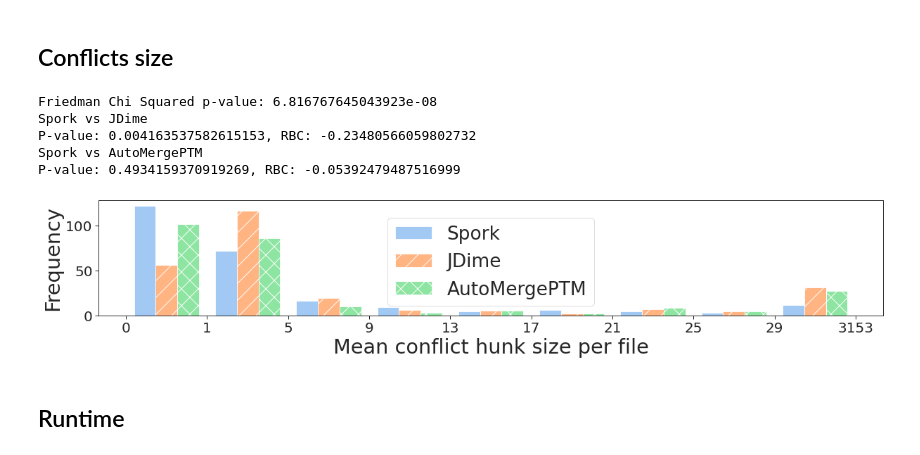
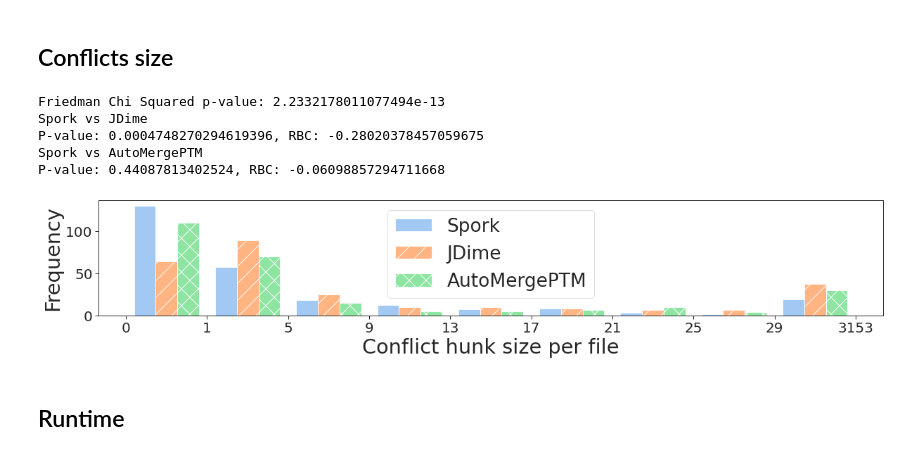
Before and after one commit to slarse/spork-experiments, a Jupyter notebook: analysis.ipynb, the cells around one changed output. Drawn from its saved outputs; the diff is of its cells as text; code cells hidden in the pictures.

Commit message:
Plot conflict sizes instead of means

```diff
--- a/analysis.ipynb
+++ b/analysis.ipynb
@@ -347,29 +347,33 @@ P-value: 0.26855247978220076, RBC: -0.08649921507064362
 # %% [markdown]
 ## Conflicts size
 # %%
-def plot_mean_conflict_sizes():
+def plot_conflict_sizes():
     # note: using [-3, 1) as the first bin is a hack to ensure that all bins
     # are of equal size, graphically
     left_bound = -3
     bins = [left_bound, 1, 5, 9, 13, 17, 21, 25, 29, 33]
-    aligned_mean_conflict_sizes = get_aligned_mean_conflict_sizes().query(
-        "spork > 0 or jdime > 0 or automergeptm > 0"
+    non_fail_conflict_dirs = CONFLICT_MERGE_DIRS - FAIL_MERGE_DIRS
+    aligned_conflict_sizes = (
+        FILE_MERGE_EVALS[FILE_MERGE_EVALS.merge_dir.isin(non_fail_conflict_dirs)]
+        .groupby(["merge_dir", "merge_cmd"])
+        .conflict_size.sum()
+        .unstack()
     )
     histogram(
-        aligned_mean_conflict_sizes,
+        aligned_conflict_sizes,
         bins=bins,
-        xlabel="Mean conflict hunk size per file",
+        xlabel="Conflict hunk size per file",
         bound_to_label={left_bound: "0"},
     )
 
-plot_mean_conflict_sizes()
+plot_conflict_sizes()
 # %% [output]
-Friedman Chi Squared p-value: 6.816767645043923e-08
+Friedman Chi Squared p-value: 2.2332178011077494e-13
 Spork vs JDime
-P-value: 0.004163537582615153, RBC: -0.23480566059802732
+P-value: 0.0004748270294619396, RBC: -0.28020378457059675
 Spork vs AutoMergePTM
-P-value: 0.4934159370919269, RBC: -0.05392479487516999
+P-value: 0.44087813402524, RBC: -0.06098857294711668
-[figure, old version]
+[figure, new version]
 # %% [markdown]
 ## Runtime
 # %%
```
Also changed, not shown: 1 other file.
